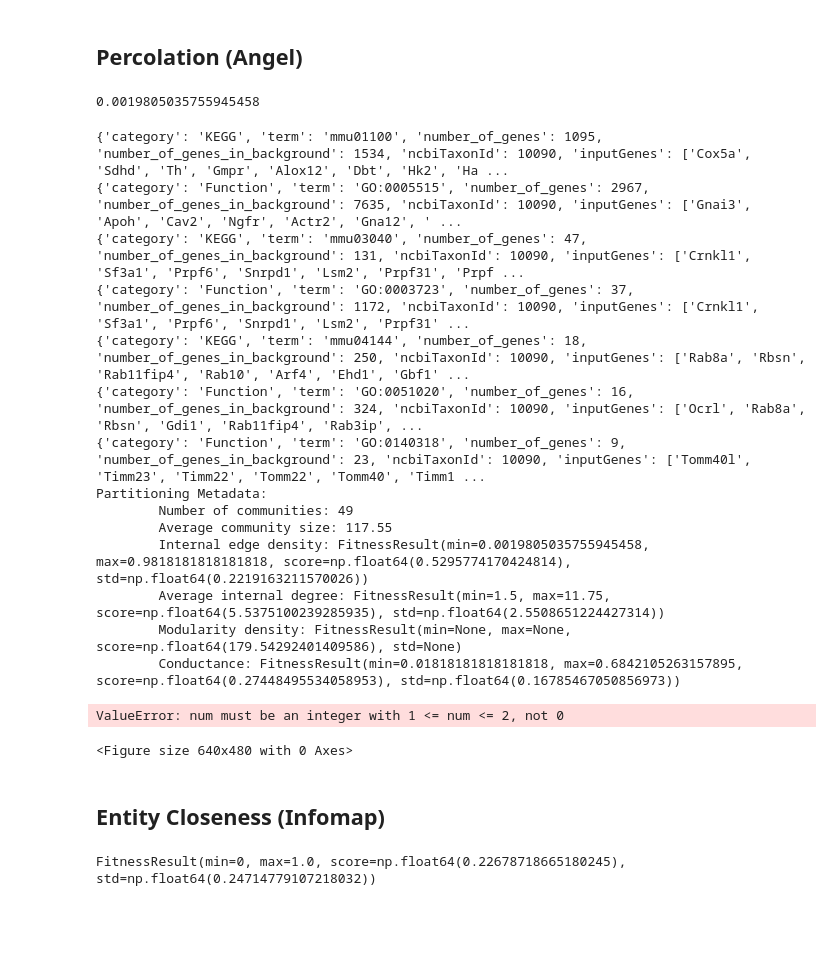
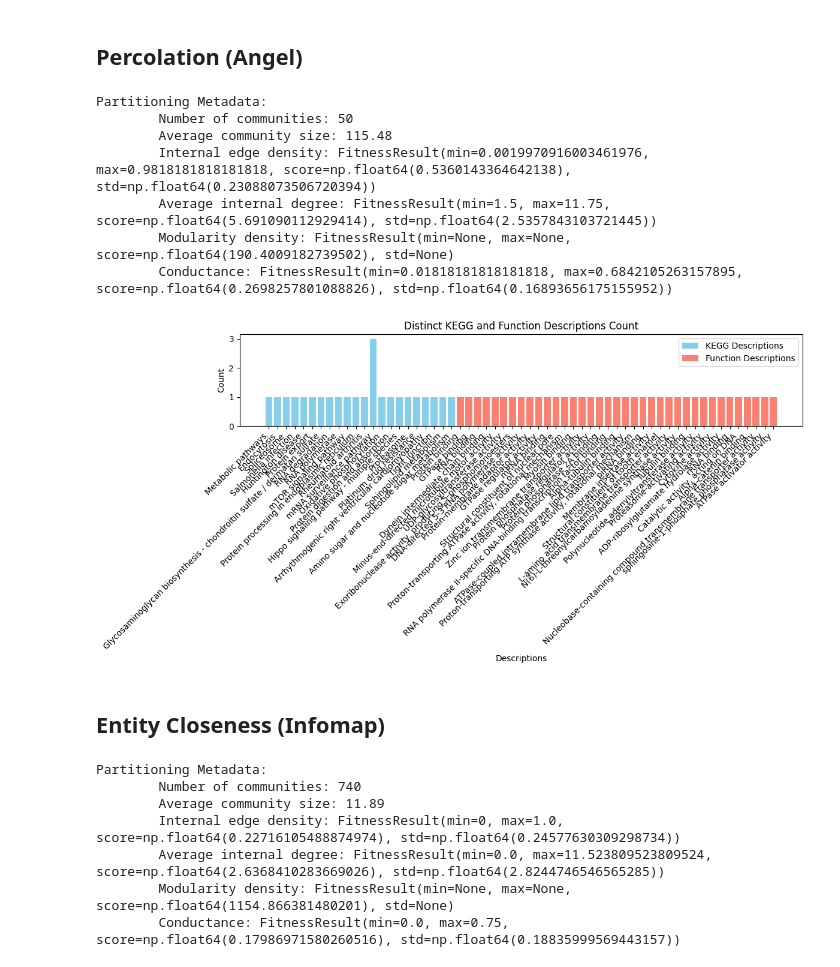
Before and after one commit to EmilianoMarrale/SocialNetworkAnalysis, a Jupyter notebook: notebooks/02_clustering_analysis.ipynb, the cells around one changed output. Saved outputs shown, nothing was run; the diff lists cells and outputs as text; code cells hidden in the pictures; blank space fills up the shorter version.

Commit message:
Clustering section updates + starting diffusion section

```diff
--- a/notebooks/02_clustering_analysis.ipynb
+++ b/notebooks/02_clustering_analysis.ipynb
@@ -104,37 +49,32 @@ At the end im going to inspect the top k partitions to get a feel of how the alg
 ## Percolation (Angel)
 # %%
 angel = algorithms.angel(combined_graph, threshold=0.25)
-# %%
-angel.internal_edge_density().min
-# %% [output]
-0.0019805035755945458
 # %%
-metadata = clustering_utils.get_partitioning_metadata(angel, background_genes, verbose=True, debug=True)
+background_genes = {data["name"] for node, data in combined_graph.nodes(data=True)}
+angel_metadata = clustering_utils.get_partitioning_metadata(angel, background_genes, verbose=True)
 # %% [output]
-{'category': 'KEGG', 'term': 'mmu01100', 'number_of_genes': 1095, 'number_of_genes_in_background': 1534, 'ncbiTaxonId': 10090, 'inputGenes': ['Cox5a', 'Sdhd', 'Th', 'Gmpr', 'Alox12', 'Dbt', 'Hk2', 'Ha ...
-{'category': 'Function', 'term': 'GO:0005515', 'number_of_genes': 2967, 'number_of_genes_in_background': 7635, 'ncbiTaxonId': 10090, 'inputGenes': ['Gnai3', 'Apoh', 'Cav2', 'Ngfr', 'Actr2', 'Gna12', ' ...
-{'category': 'KEGG', 'term': 'mmu03040', 'number_of_genes': 47, 'number_of_genes_in_background': 131, 'ncbiTaxonId': 10090, 'inputGenes': ['Crnkl1', 'Sf3a1', 'Prpf6', 'Snrpd1', 'Lsm2', 'Prpf31', 'Prpf ...
-{'category': 'Function', 'term': 'GO:0003723', 'number_of_genes': 37, 'number_of_genes_in_background': 1172, 'ncbiTaxonId': 10090, 'inputGenes': ['Crnkl1', 'Sf3a1', 'Prpf6', 'Snrpd1', 'Lsm2', 'Prpf31' ...
-{'category': 'KEGG', 'term': 'mmu04144', 'number_of_genes': 18, 'number_of_genes_in_background': 250, 'ncbiTaxonId': 10090, 'inputGenes': ['Rab8a', 'Rbsn', 'Rab11fip4', 'Rab10', 'Arf4', 'Ehd1', 'Gbf1' ...
-{'category': 'Function', 'term': 'GO:0051020', 'number_of_genes': 16, 'number_of_genes_in_background': 324, 'ncbiTaxonId': 10090, 'inputGenes': ['Ocrl', 'Rab8a', 'Rbsn', 'Gdi1', 'Rab11fip4', 'Rab3ip', ...
-{'category': 'Function', 'term': 'GO:0140318', 'number_of_genes': 9, 'number_of_genes_in_background': 23, 'ncbiTaxonId': 10090, 'inputGenes': ['Tomm40l', 'Timm23', 'Timm22', 'Tomm22', 'Tomm40', 'Timm1 ...
 Partitioning Metadata:
-        Number of communities: 49
-        Average community size: 117.55
-        Internal edge density: FitnessResult(min=0.0019805035755945458, max=0.9818181818181818, score=np.float64(0.5295774170424814), std=np.float64(0.2219163211570026))
-        Average internal degree: FitnessResult(min=1.5, max=11.75, score=np.float64(5.5375100239285935), std=np.float64(2.5508651224427314))
-        Modularity density: FitnessResult(min=None, max=None, score=np.float64(179.54292401409586), std=None)
-        Conductance: FitnessResult(min=0.01818181818181818, max=0.6842105263157895, score=np.float64(0.27448495534058953), std=np.float64(0.16785467050856973))
+        Number of communities: 50
+        Average community size: 115.48
+        Internal edge density: FitnessResult(min=0.0019970916003461976, max=0.9818181818181818, score=np.float64(0.5360143364642138), std=np.float64(0.23088073506720394))
+        Average internal degree: FitnessResult(min=1.5, max=11.75, score=np.float64(5.691090112929414), std=np.float64(2.5357843103721445))
+        Modularity density: FitnessResult(min=None, max=None, score=np.float64(190.4009182739502), std=None)
+        Conductance: FitnessResult(min=0.01818181818181818, max=0.6842105263157895, score=np.float64(0.2698257801088826), std=np.float64(0.16893656175155952))
 # %%
-clustering_utils.plot_partitioning_enrichment(metadata)
+clustering_utils.plot_partitioning_enrichment(angel_metadata)
 # %% [output]
-ValueError: num must be an integer with 1 <= num <= 2, not 0
-<Figure size 640x480 with 0 Axes>
+[figure, added]
 # %% [markdown]
 ## Entity Closeness (Infomap)
 # %%
 infomap = algorithms.infomap(combined_graph)
-# %%
-infomap.internal_edge_density()
-# %% [output]
-FitnessResult(min=0, max=1.0, score=np.float64(0.22678718665180245), std=np.float64(0.24714779107218032))
+# %%
+infomap_metadata = clustering_utils.get_partitioning_metadata(infomap, background_genes, verbose=True)
+# %% [output]
+Partitioning Metadata:
+        Number of communities: 740
+        Average community size: 11.89
+        Internal edge density: FitnessResult(min=0, max=1.0, score=np.float64(0.22716105488874974), std=np.float64(0.24577630309298734))
+        Average internal degree: FitnessResult(min=0.0, max=11.523809523809524, score=np.float64(2.6368410283669026), std=np.float64(2.8244746546565285))
+        Modularity density: FitnessResult(min=None, max=None, score=np.float64(1154.866381480201), std=None)
+        Conductance: FitnessResult(min=0.0, max=0.75, score=np.float64(0.17986971580260516), std=np.float64(0.18835999569443157))
```
Also changed, not shown: parts of 16 cells of this notebook, 4 other files.
